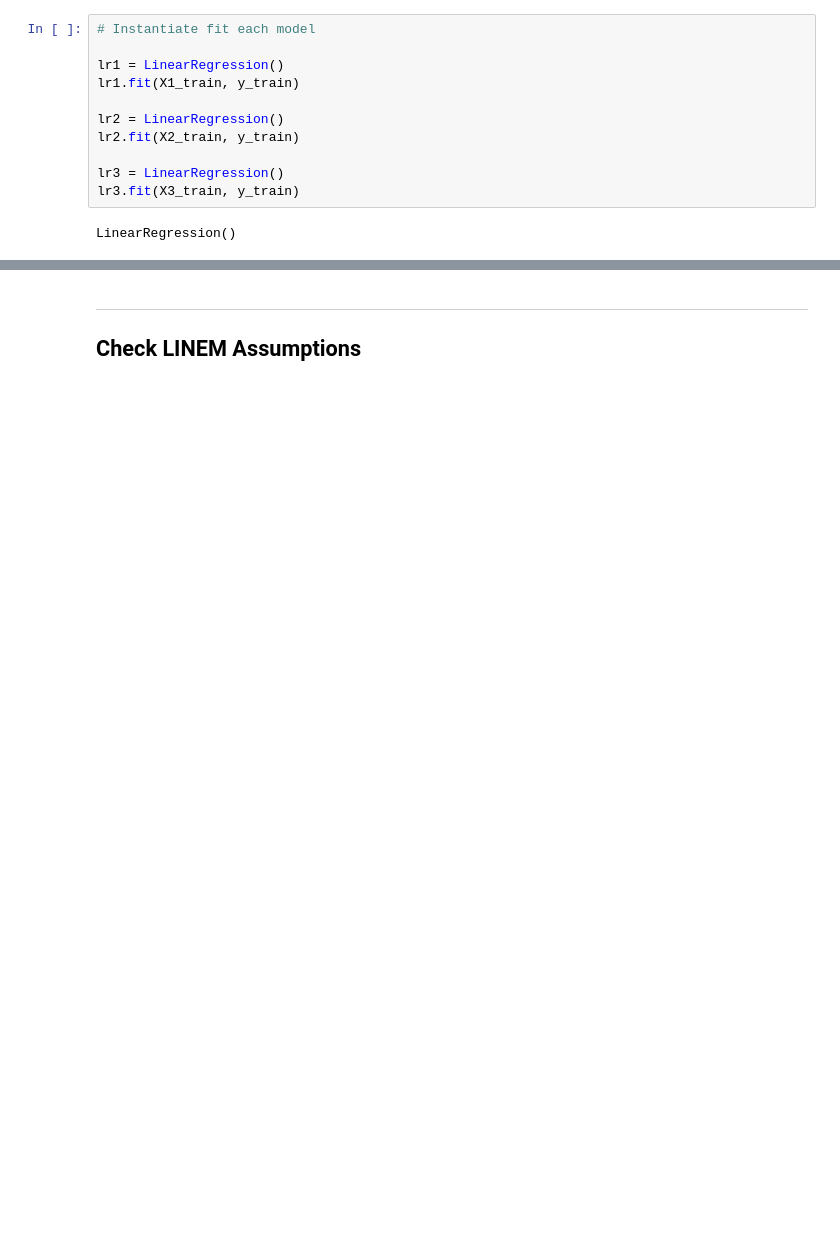
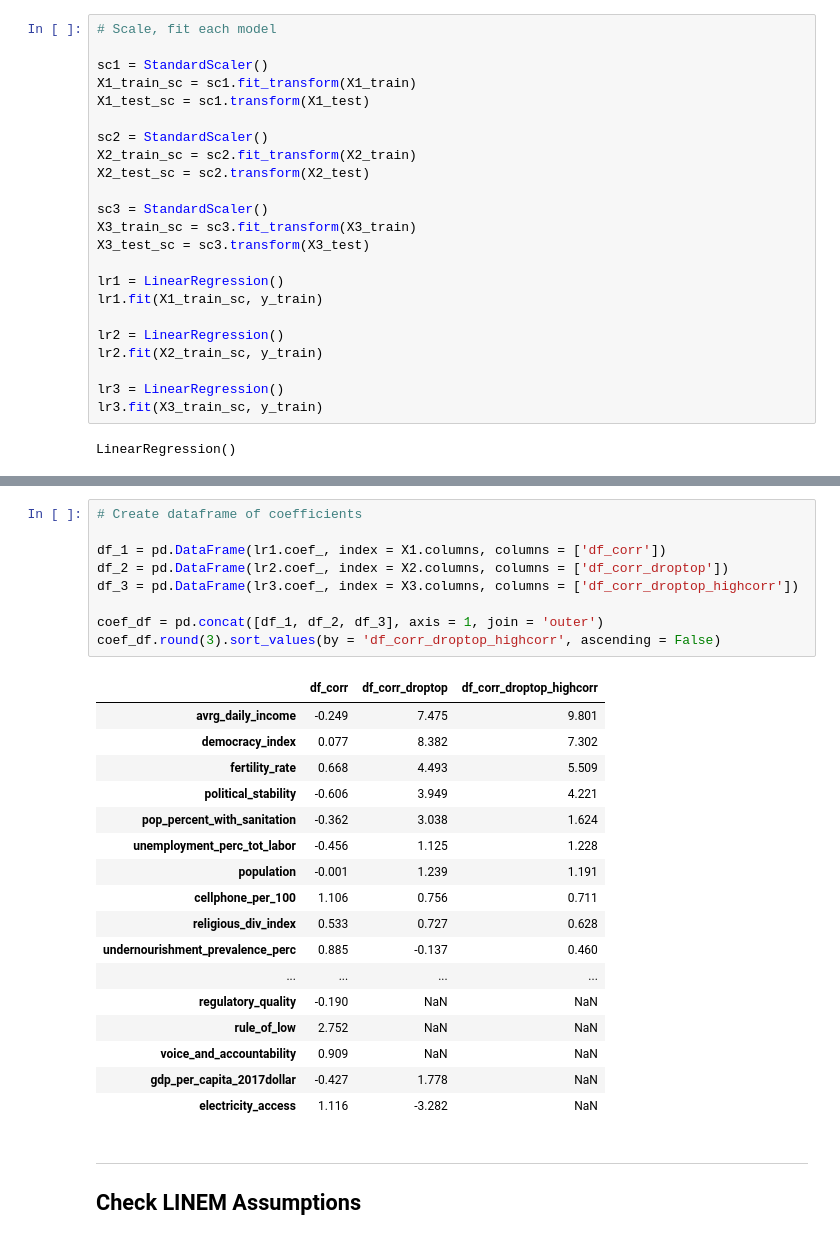
Before and after one commit to malfii/carbon-emission, a Jupyter notebook: data_collection.ipynb, the cells around one changed output, grey strips where cells are left out. Saved outputs shown, nothing was run; the diff lists cells and outputs as text; blank space fills up the shorter version.

Commit message:
push modeling notebook, and df_corr_droptop_highcorr.csv used for modeling

```diff
--- a/data_collection.ipynb
+++ b/data_collection.ipynb
@@ -406,15 +408,27 @@ X2_train, X2_test, y_train, y_test = train_test_split(X2, y, random_state = 42)
 
 X3_train, X3_test, y_train, y_test = train_test_split(X3, y, random_state = 42)
 # %%
-# Instantiate fit each model
+# Scale, fit each model
+
+sc1 = StandardScaler()
+X1_train_sc = sc1.fit_transform(X1_train)
+X1_test_sc = sc1.transform(X1_test)
+
+sc2 = StandardScaler()
+X2_train_sc = sc2.fit_transform(X2_train)
+X2_test_sc = sc2.transform(X2_test)
+
+sc3 = StandardScaler()
+X3_train_sc = sc3.fit_transform(X3_train)
+X3_test_sc = sc3.transform(X3_test)
 
 lr1 = LinearRegression()
-lr1.fit(X1_train, y_train)
+lr1.fit(X1_train_sc, y_train)
 
 lr2 = LinearRegression()
-lr2.fit(X2_train, y_train)
+lr2.fit(X2_train_sc, y_train)
 
 lr3 = LinearRegression()
-lr3.fit(X3_train, y_train)
+lr3.fit(X3_train_sc, y_train)
 # %% [output]
 LinearRegression()
@@ -474,3 +461,30 @@ coef_df.round(3).sort_values(by = 'df_nonull_droptop_highcorr', ascending = Fals
+# %%
+# Create dataframe of coefficients
+
+df_1 = pd.DataFrame(lr1.coef_, index = X1.columns, columns = ['df_corr'])
+df_2 = pd.DataFrame(lr2.coef_, index = X2.columns, columns = ['df_corr_droptop'])
+df_3 = pd.DataFrame(lr3.coef_, index = X3.columns, columns = ['df_corr_droptop_highcorr'])
+
+coef_df = pd.concat([df_1, df_2, df_3], axis = 1, join = 'outer')
+coef_df.round(3).sort_values(by = 'df_corr_droptop_highcorr', ascending = False)
+# %% [output]
+|  | df_corr | df_corr_droptop | df_corr_droptop_highcorr |
+| avrg_daily_income | -0.249 | 7.475 | 9.801 |
+| democracy_index | 0.077 | 8.382 | 7.302 |
+| fertility_rate | 0.668 | 4.493 | 5.509 |
+| political_stability | -0.606 | 3.949 | 4.221 |
+| pop_percent_with_sanitation | -0.362 | 3.038 | 1.624 |
+| unemployment_perc_tot_labor | -0.456 | 1.125 | 1.228 |
+| population | -0.001 | 1.239 | 1.191 |
+| cellphone_per_100 | 1.106 | 0.756 | 0.711 |
+| religious_div_index | 0.533 | 0.727 | 0.628 |
+| undernourishment_prevalence_perc | 0.885 | -0.137 | 0.460 |
+| ... | ... | ... | ... |
+| regulatory_quality | -0.190 | NaN | NaN |
+| rule_of_low | 2.752 | NaN | NaN |
+| voice_and_accountability | 0.909 | NaN | NaN |
+| gdp_per_capita_2017dollar | -0.427 | 1.778 | NaN |
+| electricity_access | 1.116 | -3.282 | NaN |
 # %% [markdown]
 ---
 ## Check LINEM Assumptions
```
Also changed, not shown: parts of 9 cells of this notebook, 3 other files.
